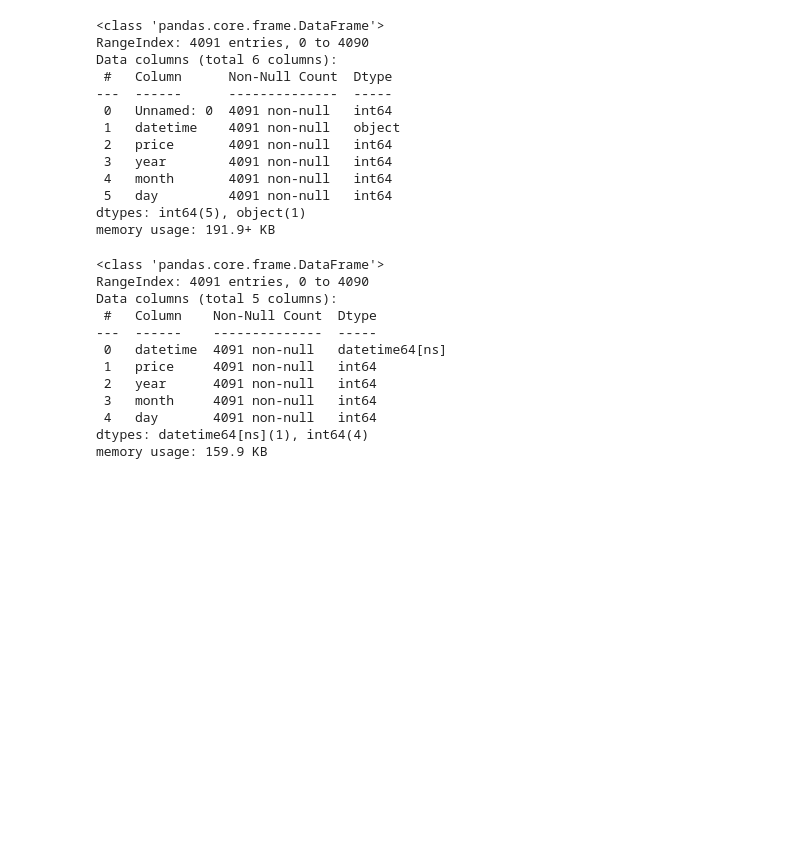
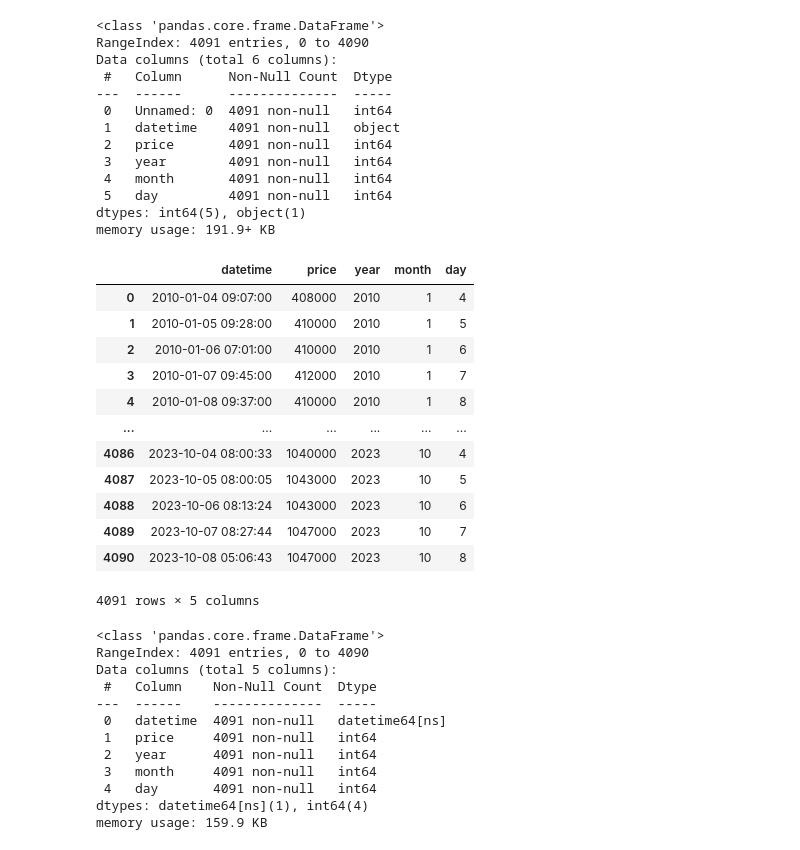
Before and after one commit to FTDS-assignment-bay/p2-final-project-ftds-022-rmt-group-002, a Jupyter notebook: model/price_predictor.ipynb, the cells around one changed output. Cells and saved outputs as stored; diff of their text form; code cells hidden in the pictures; blank space fills up the shorter version.

```diff
--- a/model/price_predictor.ipynb
+++ b/model/price_predictor.ipynb
@@ -58,6 +58,22 @@ dtypes: int64(5), object(1)
 memory usage: 191.9+ KB
 # %%
 df1.drop(columns='Unnamed: 0', inplace=True)
+# %%
+df1
+# %% [output]
+|  | datetime | price | year | month | day |
+| 0 | 2010-01-04 09:07:00 | 408000 | 2010 | 1 | 4 |
+| 1 | 2010-01-05 09:28:00 | 410000 | 2010 | 1 | 5 |
+| 2 | 2010-01-06 07:01:00 | 410000 | 2010 | 1 | 6 |
+| 3 | 2010-01-07 09:45:00 | 412000 | 2010 | 1 | 7 |
+| 4 | 2010-01-08 09:37:00 | 410000 | 2010 | 1 | 8 |
+| ... | ... | ... | ... | ... | ... |
+| 4086 | 2023-10-04 08:00:33 | 1040000 | 2023 | 10 | 4 |
+| 4087 | 2023-10-05 08:00:05 | 1043000 | 2023 | 10 | 5 |
+| 4088 | 2023-10-06 08:13:24 | 1043000 | 2023 | 10 | 6 |
+| 4089 | 2023-10-07 08:27:44 | 1047000 | 2023 | 10 | 7 |
+| 4090 | 2023-10-08 05:06:43 | 1047000 | 2023 | 10 | 8 |
+4091 rows × 5 columns
 # %%
 df1['datetime'] = pd.to_datetime(df1['datetime'])
 # %%
```
Also changed, not shown: parts of 9 cells of this notebook.
